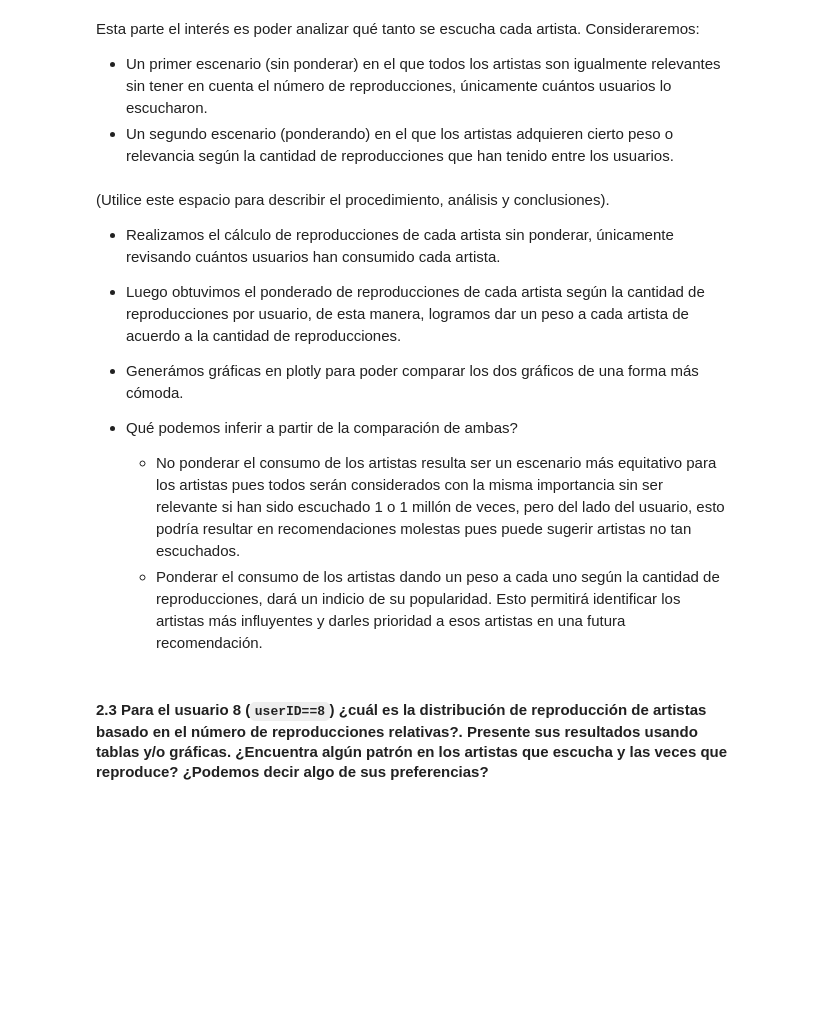
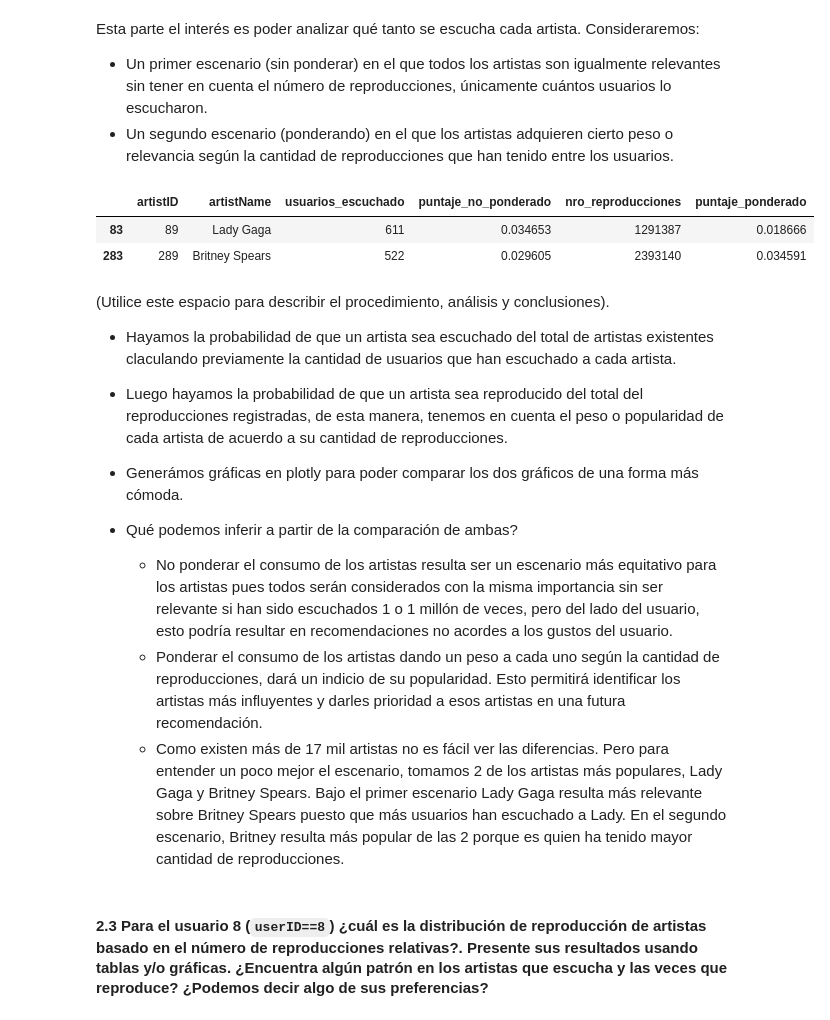
Before and after one commit to dayroncj/Unsupervised, a Jupyter notebook: S5_LC_Taller_Colab.ipynb, the cells around one changed output. Drawn from its saved outputs; the diff is of its cells as text; code cells hidden in the pictures; blank space fills up the shorter version.

```diff
--- a/S5_LC_Taller_Colab.ipynb
+++ b/S5_LC_Taller_Colab.ipynb
@@ -124,16 +132,24 @@ fig.update_yaxes(title_text='Ponderado de reproducciones', row=1, col=2)
 fig.update_layout(title_text='Distribución del consumo por artista (Sin ponderar reproducciones vs. Reproducciones ponderadas)', showlegend=False)
 
 fig.show()
+# %%
+# Evaluemos una de las mayores diferencias entre 2 artistas para los que la probabilidad de ser escuchado cambió
+artists_stats[artists_stats['artistID'].isin([89, 289])]
+# %% [output]
+|  | artistID | artistName | usuarios_escuchado | puntaje_no_ponderado | nro_reproducciones | puntaje_ponderado |
+| 83 | 89 | Lady Gaga | 611 | 0.034653 | 1291387 | 0.018666 |
+| 283 | 289 | Britney Spears | 522 | 0.029605 | 2393140 | 0.034591 |
 # %% [markdown]
 (Utilice este espacio para describir el procedimiento, análisis y conclusiones).
 
-- Realizamos el cálculo de reproducciones de cada artista sin ponderar, únicamente revisando cuántos usuarios han consumido cada artista.
-- Luego obtuvimos el ponderado de reproducciones de cada artista según la cantidad de reproducciones por usuario, de esta manera, logramos dar un peso a cada artista de acuerdo a la cantidad de reproducciones.
+- Hayamos la probabilidad de que un artista sea escuchado del total de artistas existentes claculando previamente la cantidad de usuarios que han escuchado a cada artista.
+- Luego hayamos la probabilidad de que un artista sea reproducido del total del reproducciones registradas, de esta manera, tenemos en cuenta el peso o popularidad de cada artista de acuerdo a su cantidad de reproducciones.
 - Generámos gráficas en plotly para poder comparar los dos gráficos de una forma más cómoda.
 
 - Qué podemos inferir a partir de la comparación de ambas?
-  - No ponderar el consumo de los artistas resulta ser un escenario más equitativo para los artistas pues todos serán considerados con la misma importancia sin ser relevante si han sido escuchado 1 o 1 millón de veces, pero del lado del usuario, esto podría resultar en recomendaciones molestas pues puede sugerir artistas no tan escuchados.
+  - No ponderar el consumo de los artistas resulta ser un escenario más equitativo para los artistas pues todos serán considerados con la misma importancia sin ser relevante si han sido escuchados 1 o 1 millón de veces, pero del lado del usuario, esto podría resultar en recomendaciones no acordes a los gustos del usuario.
   - Ponderar el consumo de los artistas dando un peso a cada uno según la cantidad de reproducciones, dará un indicio de su popularidad.  Esto permitirá identificar los artistas más influyentes y darles prioridad a esos artistas en una futura recomendación.
+  - Como existen más de 17 mil artistas no es fácil ver las diferencias.  Pero para entender un poco mejor el escenario, tomamos 2 de los artistas más populares, Lady Gaga y Britney Spears.  Bajo el primer escenario Lady Gaga resulta más relevante sobre Britney Spears puesto que más usuarios han escuchado a Lady.  En el segundo escenario, Britney resulta más popular de las 2 porque es quien ha tenido mayor cantidad de reproducciones.
 # %% [markdown]
 #### 2.3 Para el usuario 8 (`userID==8`) ¿cuál es la distribución de reproducción de artistas basado en el número de reproducciones relativas?. Presente sus resultados usando tablas y/o gráficas. ¿Encuentra algún patrón en los artistas que escucha y las veces que reproduce? ¿Podemos decir algo de sus preferencias?
 # %%
```
Also changed, not shown: parts of 9 cells of this notebook.
